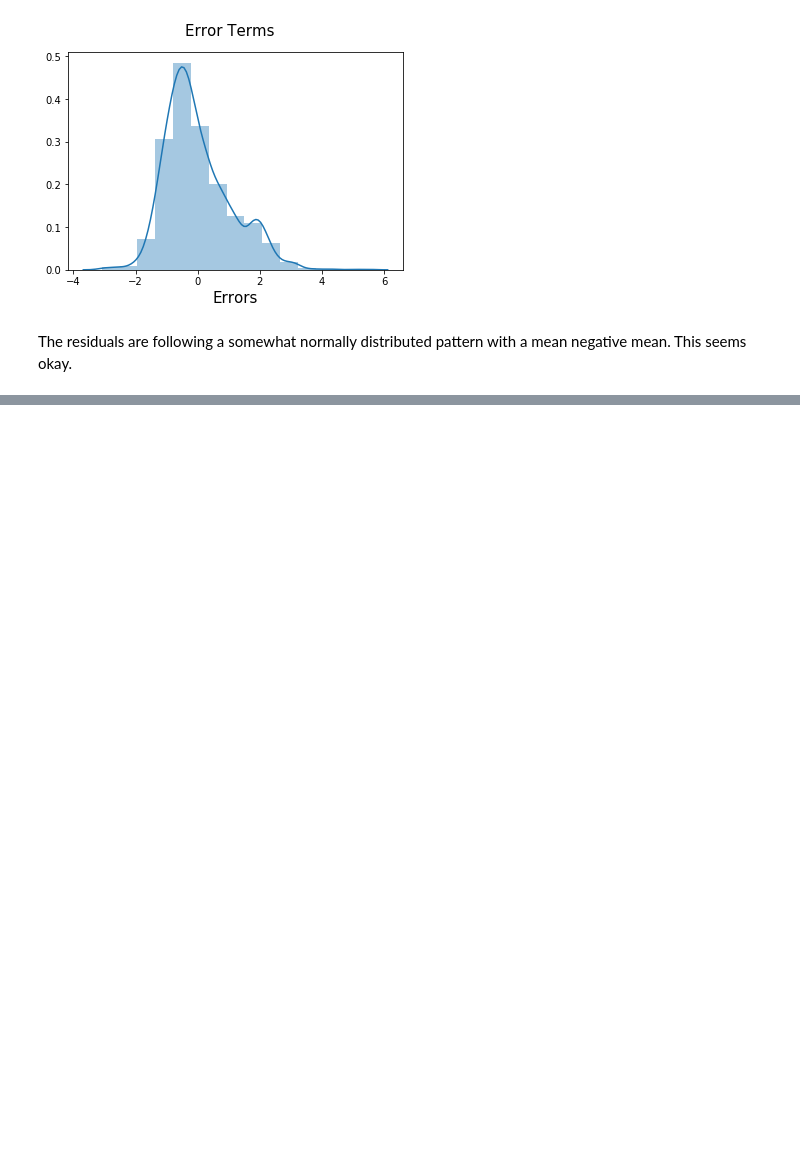
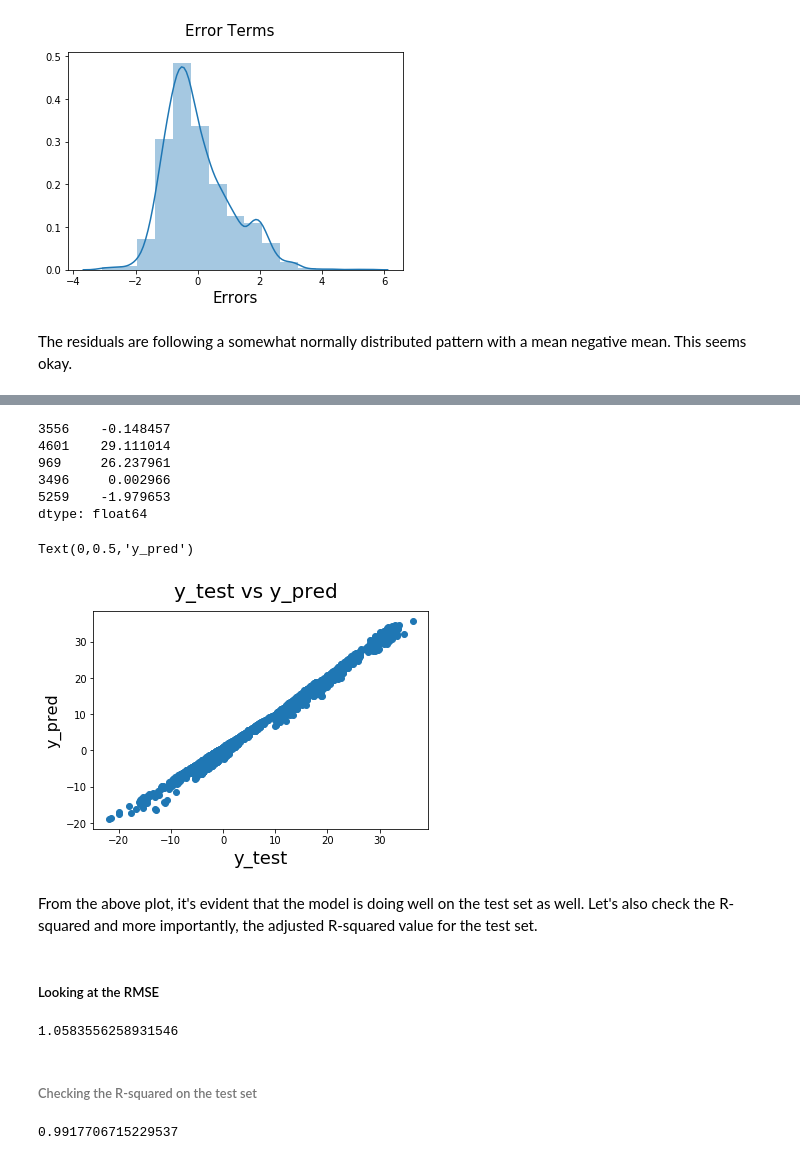
Before and after one commit to SrajanKumarShukla/Apparent-Temperature-Prediction, a Jupyter notebook: Apparent-Temperature-Prediction.ipynb, the cells around one changed output, grey strips where cells are left out. Cells and saved outputs as stored; diff of their text form; code cells hidden in the pictures; blank space fills up the shorter version.

```diff
--- a/Apparent-Temperature-Prediction.ipynb
+++ b/Apparent-Temperature-Prediction.ipynb
@@ -784,0 +796,6 @@ The residuals are following a somewhat normally distributed pattern with a mean
+# %%
+# Add a constant to the test set created
+X_test = sm.add_constant(X_test)
+
+# Let's subset these columns and create a new dataframe 'X_test_rfe2'
+X_test_rfe1 = X_test[X_train_rfe1.columns]
@@ -784,0 +816,27 @@ The residuals are following a somewhat normally distributed pattern with a mean
+# %%
+# Predict the y values corresponding to X_test_sm
+y_pred = lm1.predict(X_test_rfe1)
+# %%
+y_pred.head()
+# %% [output]
+3556    -0.148457
+4601    29.111014
+969     26.237961
+3496     0.002966
+5259    -1.979653
+dtype: float64
+# %%
+# Plotting y_test and y_pred to understand the spread
+
+fig = plt.figure()
+plt.scatter(y_test, y_pred)
+fig.suptitle('y_test vs y_pred', fontsize = 20)              # Plot heading
+plt.xlabel('y_test', fontsize = 18)                          # X-label
+plt.ylabel('y_pred', fontsize = 16)
+# %% [output]
+Text(0,0.5,'y_pred')
+[figure, added]
+# %% [markdown]
+From the above plot, it's evident that the model is doing well on the test set as well. Let's also check the R-squared and more importantly, the adjusted R-squared value for the test set.
+# %% [markdown]
+##### Looking at the RMSE
@@ -784,0 +846,12 @@ The residuals are following a somewhat normally distributed pattern with a mean
+# %%
+#Returns the mean squared error; we'll take a square root
+np.sqrt(mean_squared_error(y_test, y_pred))
+# %% [output]
+1.0583556258931546
+# %% [markdown]
+###### Checking the R-squared on the test set
+# %%
+r_squared = r2_score(y_test, y_pred)
+r_squared
+# %% [output]
+0.9917706715229537
```
Also changed, not shown: parts of 8 cells of this notebook.
